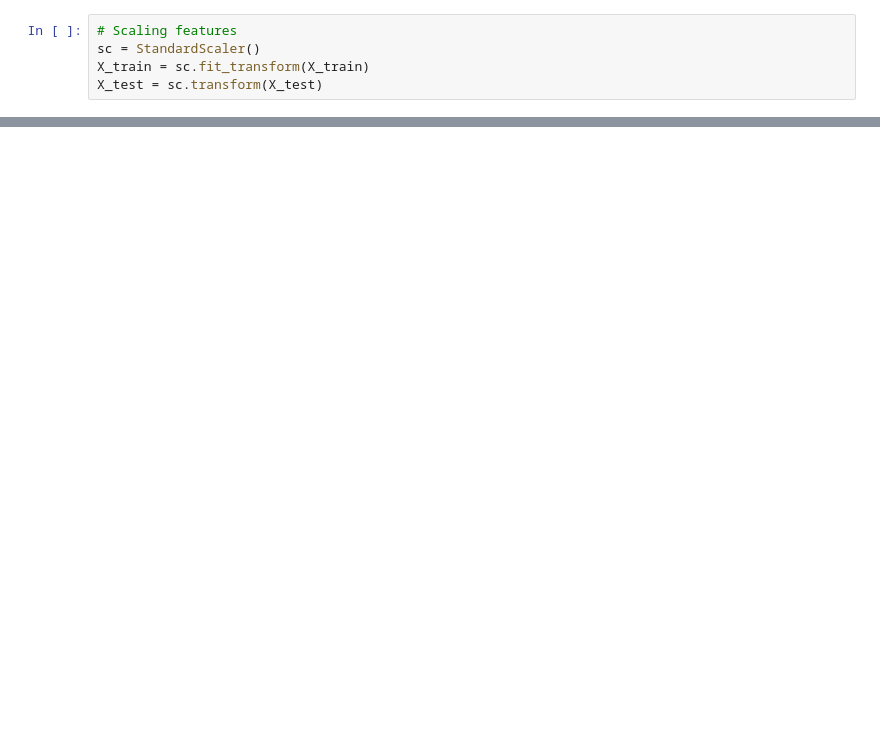
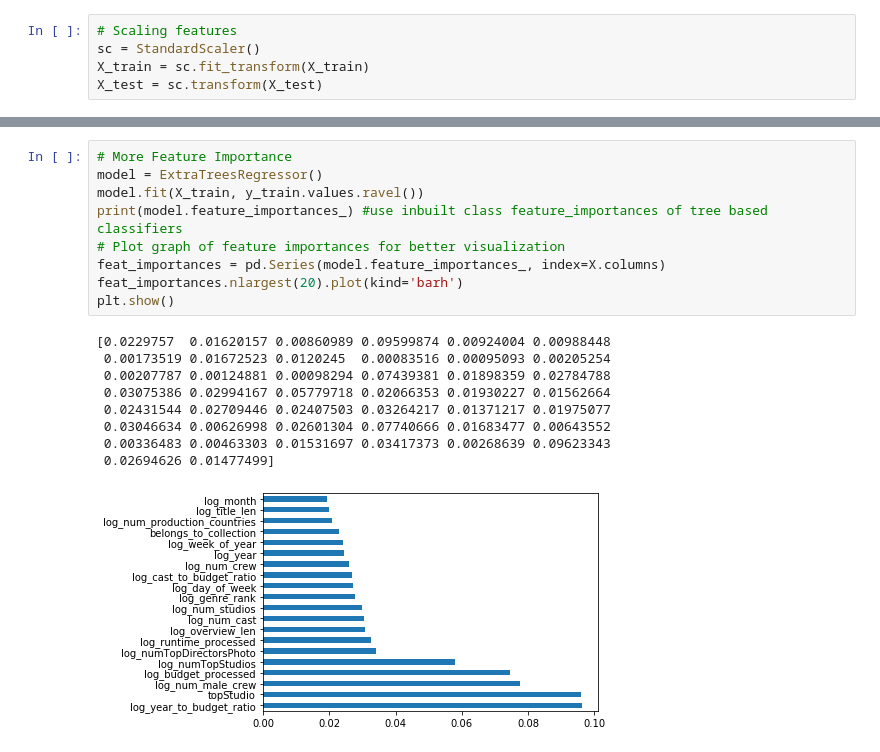
Before and after one commit to nickmitch21/TMDB-Box-Office-Prediction, a Jupyter notebook: Modeling/Modeling-Nick.ipynb, the cells around one changed output, grey strips where cells are left out. Cells and saved outputs as stored; diff of their text form; blank space fills up the shorter version.

```diff
--- a/Modeling/Modeling-Nick.ipynb
+++ b/Modeling/Modeling-Nick.ipynb
@@ -60,0 +165,19 @@ Accuracy: 73.2 %
+# %%
+# More Feature Importance
+model = ExtraTreesRegressor()
+model.fit(X_train, y_train.values.ravel())
+print(model.feature_importances_) #use inbuilt class feature_importances of tree based classifiers
+# Plot graph of feature importances for better visualization
+feat_importances = pd.Series(model.feature_importances_, index=X.columns)
+feat_importances.nlargest(20).plot(kind='barh')
+plt.show()
+# %% [output]
+[0.0229757  0.01620157 0.00860989 0.09599874 0.00924004 0.00988448
+ 0.00173519 0.01672523 0.0120245  0.00083516 0.00095093 0.00205254
+ 0.00207787 0.00124881 0.00098294 0.07439381 0.01898359 0.02784788
+ 0.03075386 0.02994167 0.05779718 0.02066353 0.01930227 0.01562664
+ 0.02431544 0.02709446 0.02407503 0.03264217 0.01371217 0.01975077
+ 0.03046634 0.00626998 0.02601304 0.07740666 0.01683477 0.00643552
+ 0.00336483 0.00463303 0.01531697 0.03417373 0.00268639 0.09623343
+ 0.02694626 0.01477499]
+[figure, added]
```
Also changed, not shown: parts of 6 cells of this notebook.
